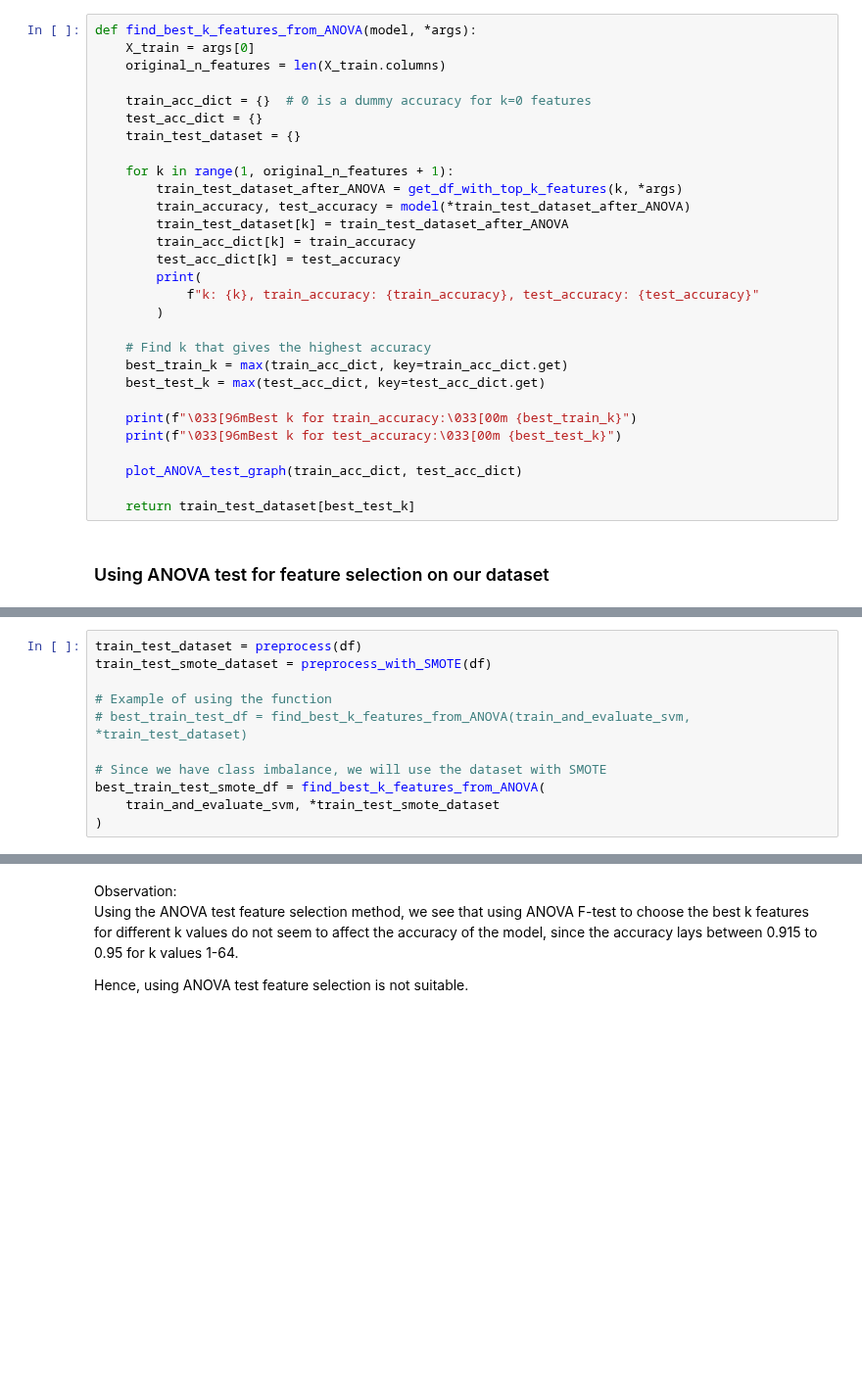
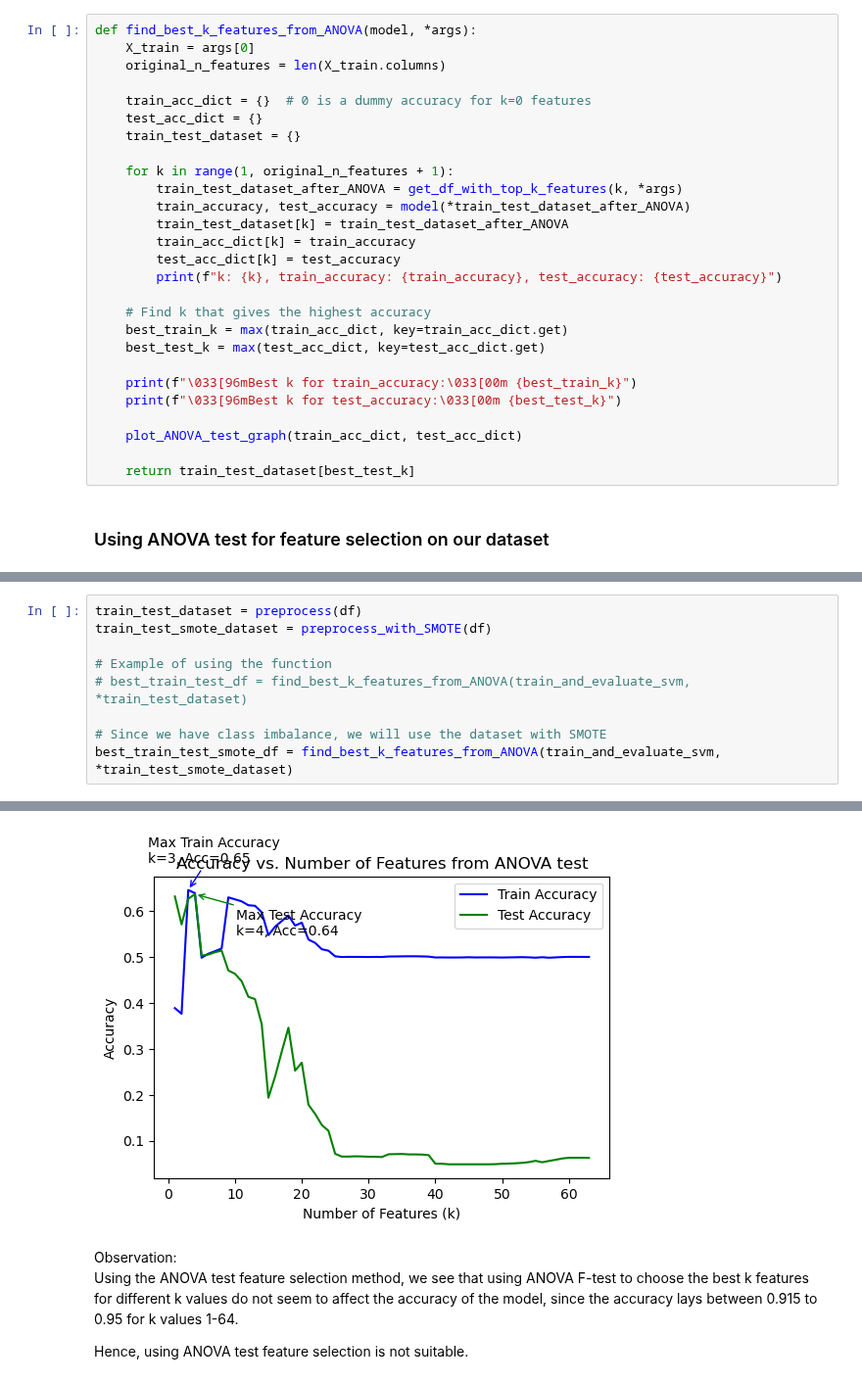
Before and after one commit to ChinSekYi/Bankruptcy-Prediction, a Jupyter notebook: notebook/FEATURE_SELECTION.ipynb, the cells around one changed output, grey strips where cells are left out. Shown at 98% size. Cells and saved outputs as stored; diff of their text form; blank space fills up the shorter version.

```diff
--- a/notebook/FEATURE_SELECTION.ipynb
+++ b/notebook/FEATURE_SELECTION.ipynb
@@ -273,9 +273,7 @@ def find_best_k_features_from_ANOVA(model, *args):
         train_test_dataset[k] = train_test_dataset_after_ANOVA
         train_acc_dict[k] = train_accuracy
         test_acc_dict[k] = test_accuracy
-        print(
-            f"k: {k}, train_accuracy: {train_accuracy}, test_accuracy: {test_accuracy}"
-        )
+        print(f"k: {k}, train_accuracy: {train_accuracy}, test_accuracy: {test_accuracy}")
 
     # Find k that gives the highest accuracy
     best_train_k = max(train_acc_dict, key=train_acc_dict.get)
@@ -313,6 +310,5 @@ train_test_smote_dataset = preprocess_with_SMOTE(df)
 # best_train_test_df = find_best_k_features_from_ANOVA(train_and_evaluate_svm, *train_test_dataset)
 
 # Since we have class imbalance, we will use the dataset with SMOTE
-best_train_test_smote_df = find_best_k_features_from_ANOVA(
-    train_and_evaluate_svm, *train_test_smote_dataset
-)
+best_train_test_smote_df = find_best_k_features_from_ANOVA(train_and_evaluate_svm, *train_test_smote_dataset)
+# %% [output]
@@ -319,3 +332,4 @@ best_train_test_smote_df = find_best_k_features_from_ANOVA(
+[figure, added]
 # %% [markdown]
 Observation:
 Using the ANOVA test feature selection method, we see that using ANOVA F-test to choose the best k features for different k values do not seem to affect the accuracy of the model, since the accuracy lays between 0.915 to 0.95 for k values 1-64.
```
Also changed, not shown: parts of 4 cells of this notebook.
